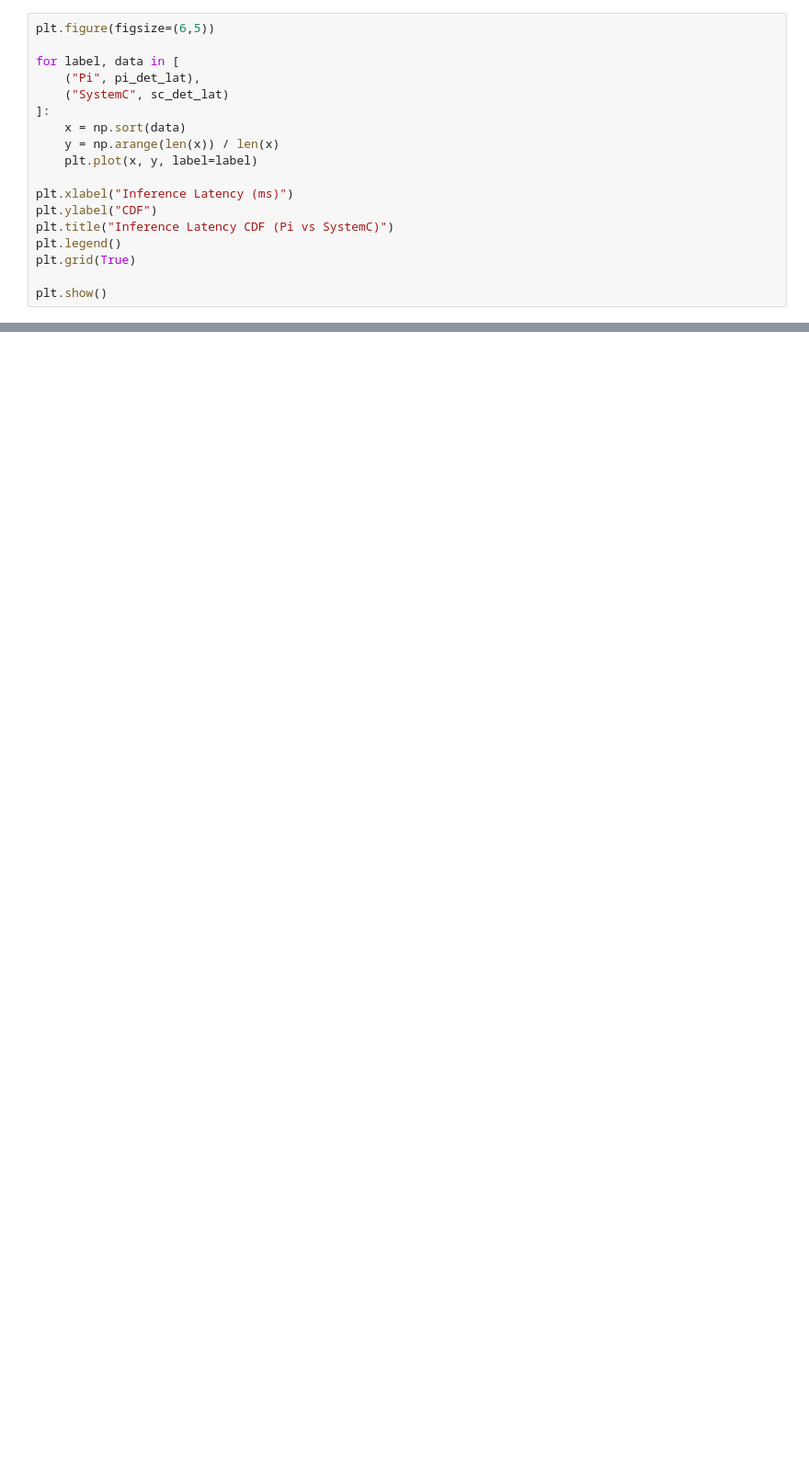
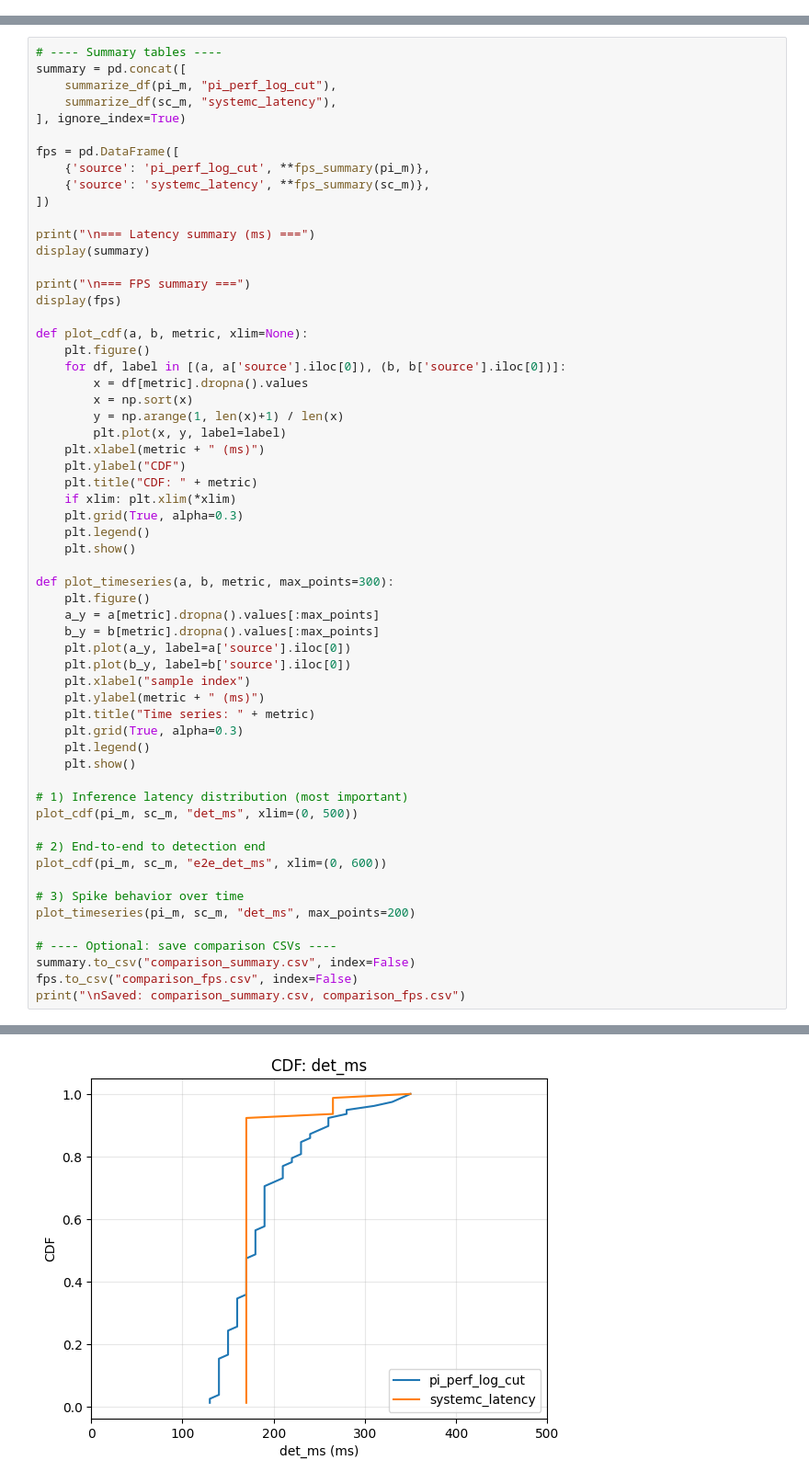
Before and after one commit to bnabnubne/Real-time-Person-Detection-with-Audio-Alerts-, a Jupyter notebook: Simulation/Comparison_results.ipynb, the cells around one changed output, grey strips where cells are left out. Shown at 92% size. Saved outputs shown, nothing was run; the diff lists cells and outputs as text; blank space fills up the shorter version.

```diff
--- a/Simulation/Comparison_results.ipynb
+++ b/Simulation/Comparison_results.ipynb
@@ -86,18 +20,0 @@ dtype: int64
-# %%
-plt.figure(figsize=(6,5))
-
-for label, data in [
-    ("Pi", pi_det_lat),
-    ("SystemC", sc_det_lat)
-]:
-    x = np.sort(data)
-    y = np.arange(len(x)) / len(x)
-    plt.plot(x, y, label=label)
-
-plt.xlabel("Inference Latency (ms)")
-plt.ylabel("CDF")
-plt.title("Inference Latency CDF (Pi vs SystemC)")
-plt.legend()
-plt.grid(True)
-
-plt.show()
@@ -114,0 +198,60 @@ plt.show()
+# %%
+# ---- Summary tables ----
+summary = pd.concat([
+    summarize_df(pi_m, "pi_perf_log_cut"),
+    summarize_df(sc_m, "systemc_latency"),
+], ignore_index=True)
+
+fps = pd.DataFrame([
+    {'source': 'pi_perf_log_cut', **fps_summary(pi_m)},
+    {'source': 'systemc_latency', **fps_summary(sc_m)},
+])
+
+print("\n=== Latency summary (ms) ===")
+display(summary)
+
+print("\n=== FPS summary ===")
+display(fps)
+
+def plot_cdf(a, b, metric, xlim=None):
+    plt.figure()
+    for df, label in [(a, a['source'].iloc[0]), (b, b['source'].iloc[0])]:
+        x = df[metric].dropna().values
+        x = np.sort(x)
+        y = np.arange(1, len(x)+1) / len(x)
+        plt.plot(x, y, label=label)
+    plt.xlabel(metric + " (ms)")
+    plt.ylabel("CDF")
+    plt.title("CDF: " + metric)
+    if xlim: plt.xlim(*xlim)
+    plt.grid(True, alpha=0.3)
+    plt.legend()
+    plt.show()
+
+def plot_timeseries(a, b, metric, max_points=300):
+    plt.figure()
+    a_y = a[metric].dropna().values[:max_points]
+    b_y = b[metric].dropna().values[:max_points]
+    plt.plot(a_y, label=a['source'].iloc[0])
+    plt.plot(b_y, label=b['source'].iloc[0])
+    plt.xlabel("sample index")
+    plt.ylabel(metric + " (ms)")
+    plt.title("Time series: " + metric)
+    plt.grid(True, alpha=0.3)
+    plt.legend()
+    plt.show()
+
+# 1) Inference latency distribution (most important)
+plot_cdf(pi_m, sc_m, "det_ms", xlim=(0, 500))
+
+# 2) End-to-end to detection end
+plot_cdf(pi_m, sc_m, "e2e_det_ms", xlim=(0, 600))
+
+# 3) Spike behavior over time
+plot_timeseries(pi_m, sc_m, "det_ms", max_points=200)
+
+# ---- Optional: save comparison CSVs ----
+summary.to_csv("comparison_summary.csv", index=False)
+fps.to_csv("comparison_fps.csv", index=False)
+print("\nSaved: comparison_summary.csv, comparison_fps.csv")
+# %% [output]
@@ -114,0 +276 @@ plt.show()
+[figure, added]
```
Also changed, not shown: parts of 13 cells of this notebook, 4 other files.
